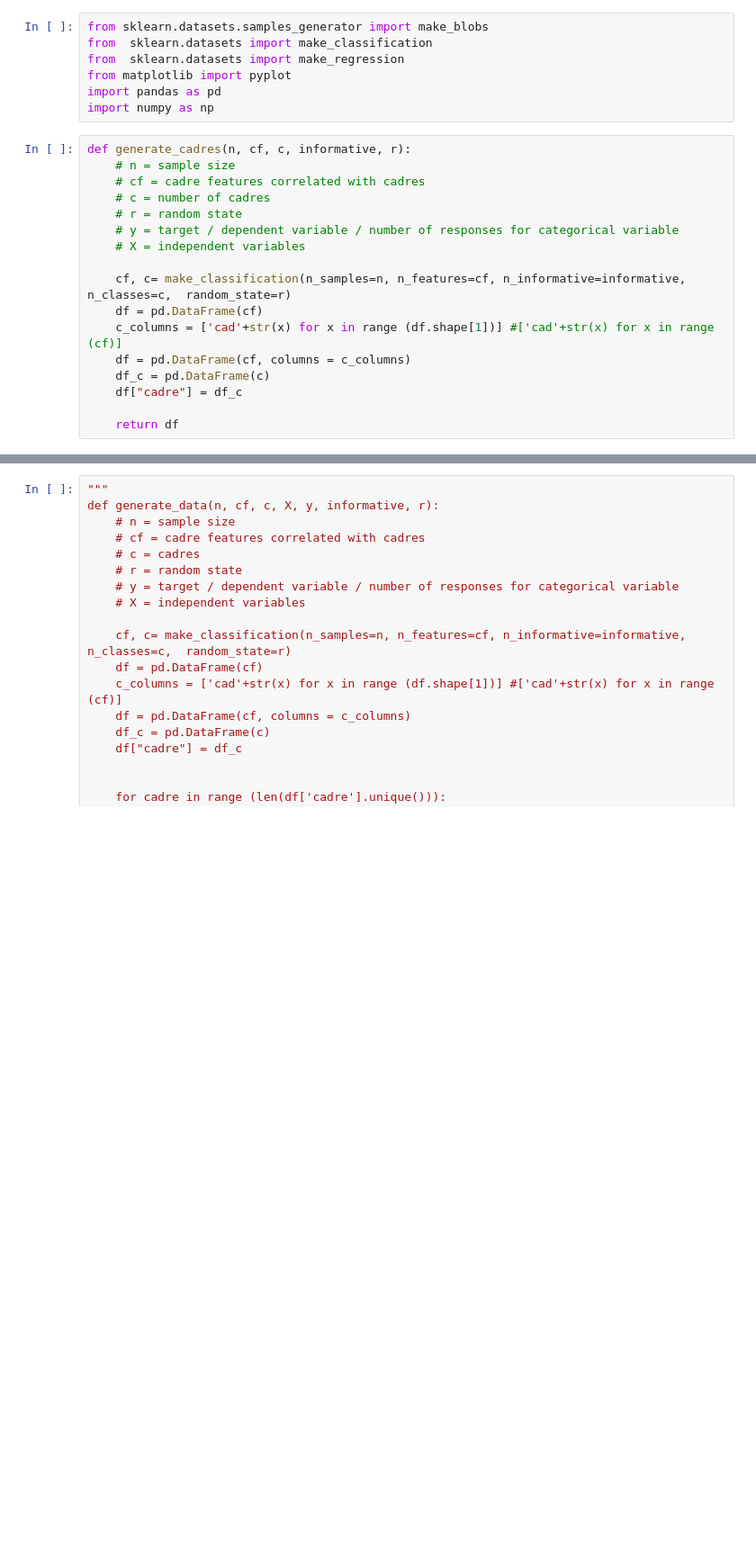
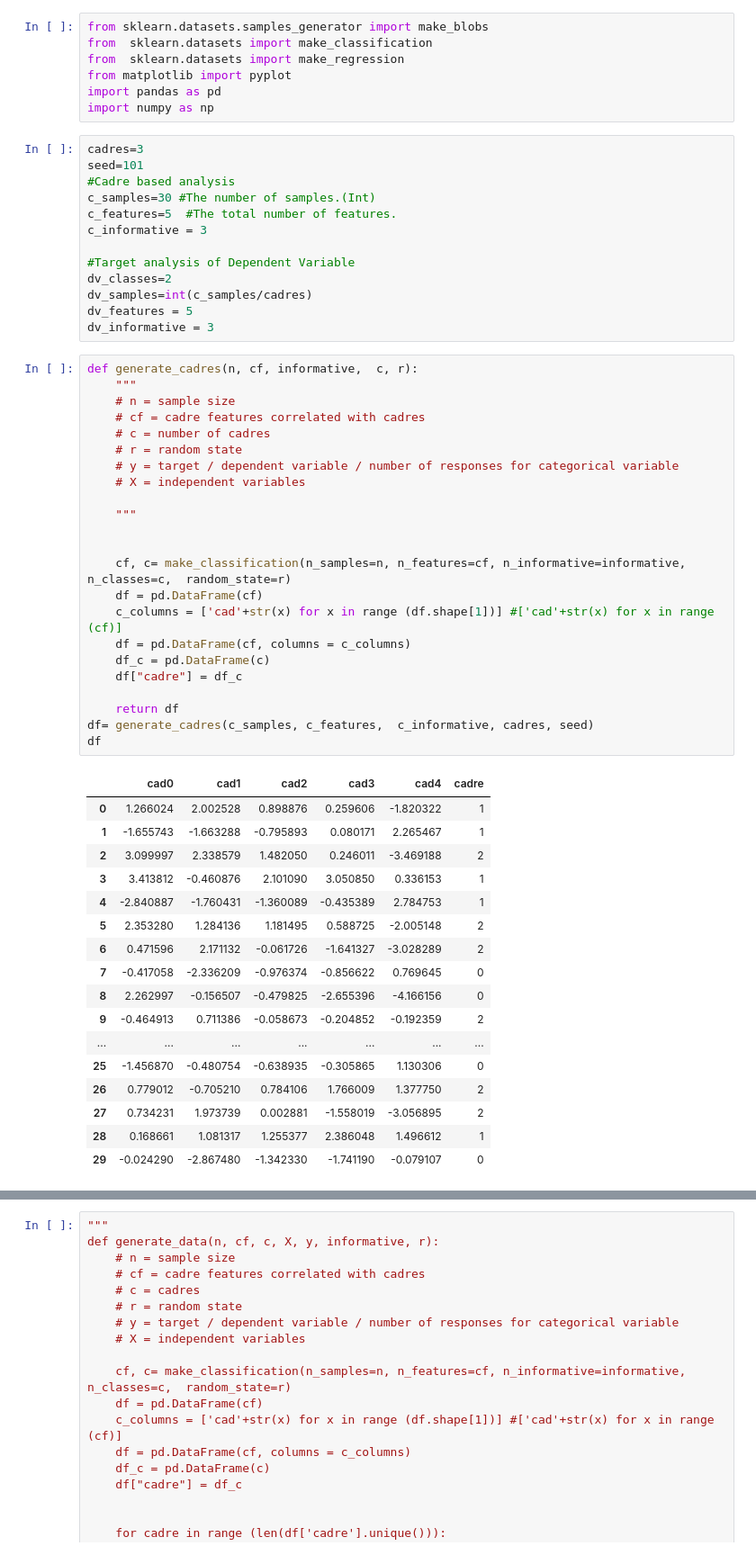
Before and after one commit to HealthINCITE/supervised-cadres, a Jupyter notebook: notebooks/DataGeneator.ipynb, the cells around one changed output, grey strips where cells are left out. Shown: that part at 90% size. Saved outputs shown, nothing was run; the diff lists cells and outputs as text; blank space fills up the shorter version.

```diff
--- a/notebooks/DataGeneator.ipynb
+++ b/notebooks/DataGeneator.ipynb
@@ -5,20 +5,57 @@ from  sklearn.datasets import make_regression
 from matplotlib import pyplot
 import pandas as pd
 import numpy as np
+# %%
+cadres=3
+seed=101
+#Cadre based analysis
+c_samples=30 #The number of samples.(Int)
+c_features=5  #The total number of features.
+c_informative = 3
+
+#Target analysis of Dependent Variable
+dv_classes=2
+dv_samples=int(c_samples/cadres)
+dv_features = 5
+dv_informative = 3
 # %%
-def generate_cadres(n, cf, c, informative, r):
+def generate_cadres(n, cf, informative,  c, r):
+    """
     # n = sample size
     # cf = cadre features correlated with cadres
     # c = number of cadres
     # r = random state
     # y = target / dependent variable / number of responses for categorical variable
     # X = independent variables
+
+    """
+
 
     cf, c= make_classification(n_samples=n, n_features=cf, n_informative=informative,  n_classes=c,  random_state=r)
     df = pd.DataFrame(cf)
     c_columns = ['cad'+str(x) for x in range (df.shape[1])] #['cad'+str(x) for x in range (cf)]
     df = pd.DataFrame(cf, columns = c_columns)
     df_c = pd.DataFrame(c)
     df["cadre"] = df_c
 
     return df
+df= generate_cadres(c_samples, c_features,  c_informative, cadres, seed)
+df
+# %% [output]
+|  | cad0 | cad1 | cad2 | cad3 | cad4 | cadre |
+| 0 | 1.266024 | 2.002528 | 0.898876 | 0.259606 | -1.820322 | 1 |
+| 1 | -1.655743 | -1.663288 | -0.795893 | 0.080171 | 2.265467 | 1 |
+| 2 | 3.099997 | 2.338579 | 1.482050 | 0.246011 | -3.469188 | 2 |
+| 3 | 3.413812 | -0.460876 | 2.101090 | 3.050850 | 0.336153 | 1 |
+| 4 | -2.840887 | -1.760431 | -1.360089 | -0.435389 | 2.784753 | 1 |
+| 5 | 2.353280 | 1.284136 | 1.181495 | 0.588725 | -2.005148 | 2 |
+| 6 | 0.471596 | 2.171132 | -0.061726 | -1.641327 | -3.028289 | 2 |
+| 7 | -0.417058 | -2.336209 | -0.976374 | -0.856622 | 0.769645 | 0 |
+| 8 | 2.262997 | -0.156507 | -0.479825 | -2.655396 | -4.166156 | 0 |
+| 9 | -0.464913 | 0.711386 | -0.058673 | -0.204852 | -0.192359 | 2 |
+| ... | ... | ... | ... | ... | ... | ... |
+| 25 | -1.456870 | -0.480754 | -0.638935 | -0.305865 | 1.130306 | 0 |
+| 26 | 0.779012 | -0.705210 | 0.784106 | 1.766009 | 1.377750 | 2 |
+| 27 | 0.734231 | 1.973739 | 0.002881 | -1.558019 | -3.056895 | 2 |
+| 28 | 0.168661 | 1.081317 | 1.255377 | 2.386048 | 1.496612 | 1 |
+| 29 | -0.024290 | -2.867480 | -1.342330 | -1.741190 | -0.079107 | 0 |
```
Also changed, not shown: parts of 3 cells of this notebook.
